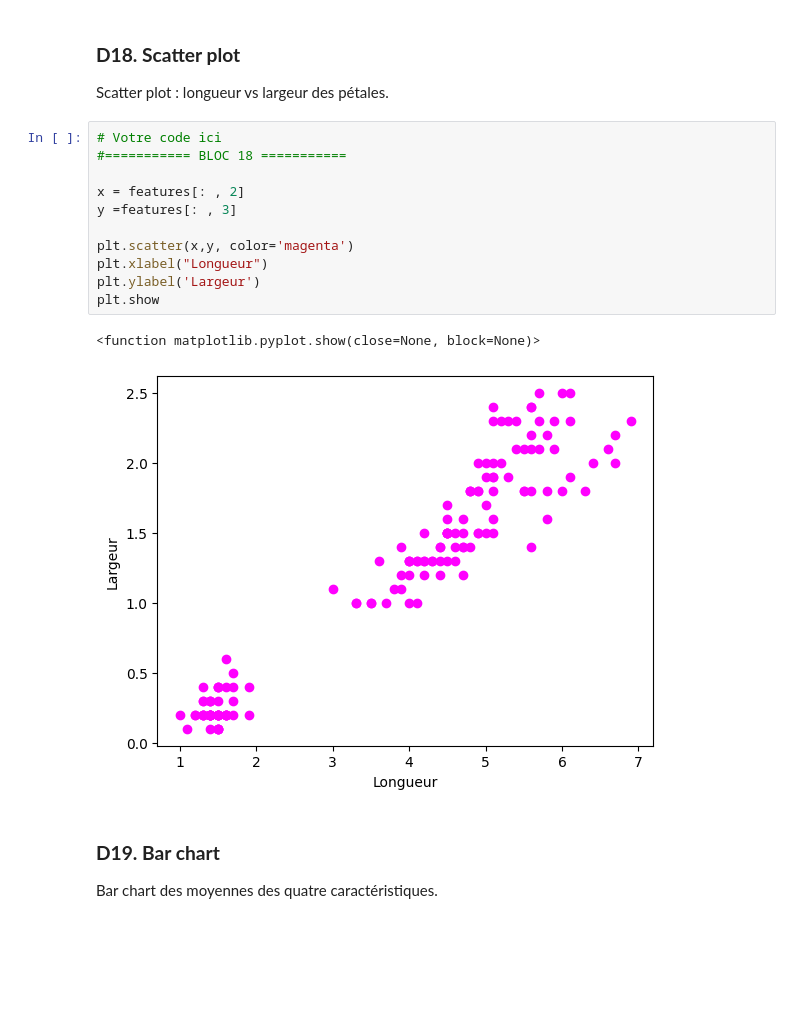
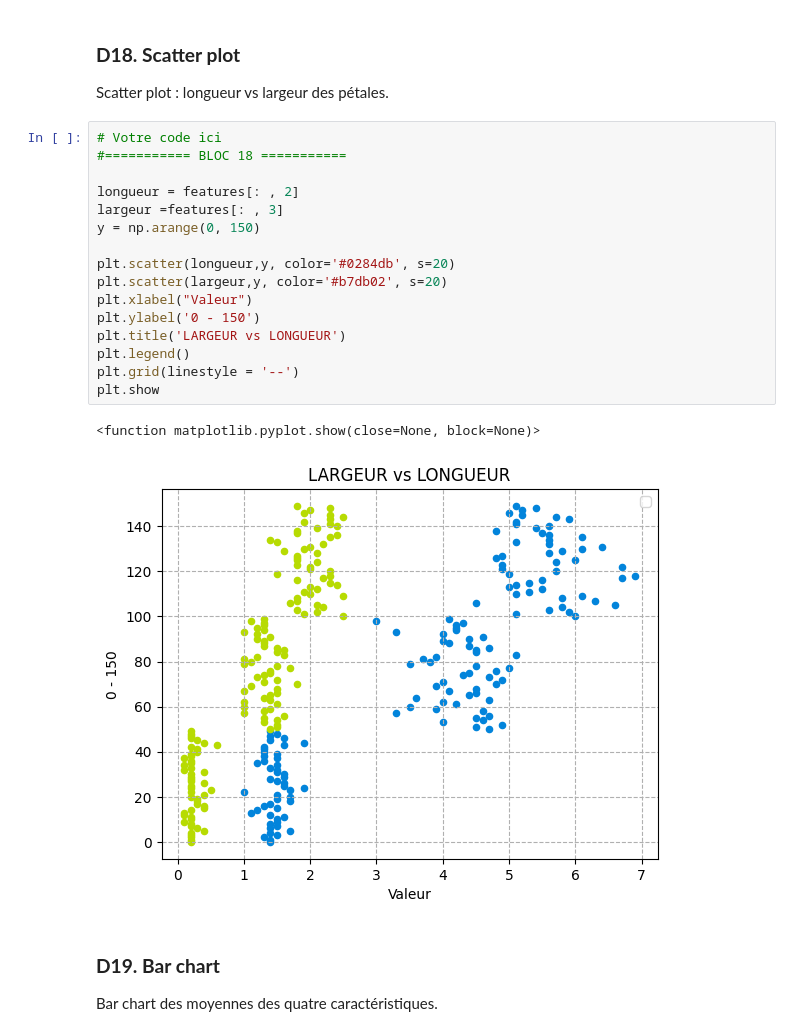
Before and after one commit to USMS-FPK-IA-GI-2025/controle-01-numpy-and-matplotlib-iris-Anam-Ayoub, a Jupyter notebook: notebooks/controle_numpy_matplotlib.ipynb, the cells around one changed output. Cells and saved outputs as stored; diff of their text form; blank space fills up the shorter version.

```diff
--- a/notebooks/controle_numpy_matplotlib.ipynb
+++ b/notebooks/controle_numpy_matplotlib.ipynb
@@ -333,17 +333,22 @@ Scatter plot : longueur vs largeur des pétales.
 # %%
 # Votre code ici
 #=========== BLOC 18 ===========
 
-x = features[: , 2]
-y =features[: , 3]
+longueur = features[: , 2]
+largeur =features[: , 3]
+y = np.arange(0, 150)
 
-plt.scatter(x,y, color='magenta')
-plt.xlabel("Longueur")
-plt.ylabel('Largeur')
+plt.scatter(longueur,y, color='#0284db', s=20)
+plt.scatter(largeur,y, color='#b7db02', s=20)
+plt.xlabel("Valeur")
+plt.ylabel('0 - 150')
+plt.title('LARGEUR vs LONGUEUR')
+plt.legend()
+plt.grid(linestyle = '--')
 plt.show
 # %% [output]
 <function matplotlib.pyplot.show(close=None, block=None)>
-[figure, old version]
+[figure, new version]
 # %% [markdown]
 ### **D19. Bar chart**
 Bar chart des moyennes des quatre caractéristiques.
```
Also changed, not shown: parts of 2 cells of this notebook.
